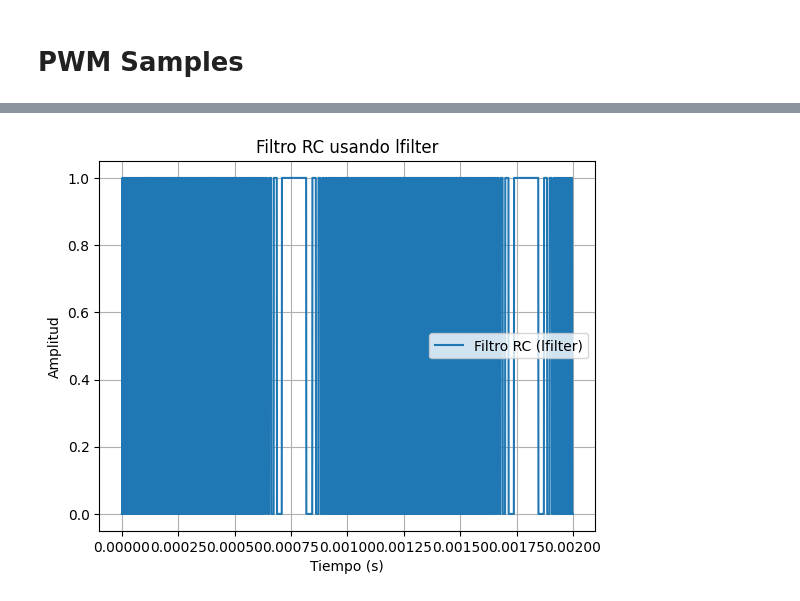
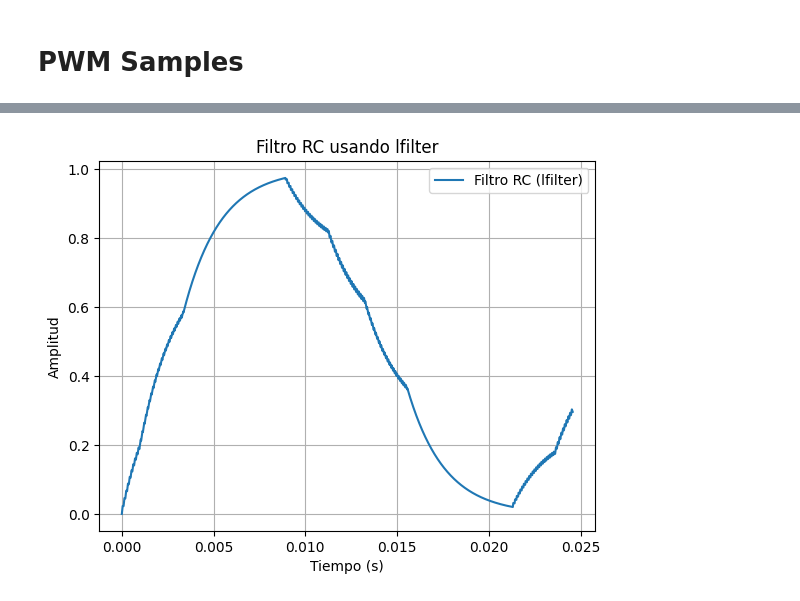
Before and after one commit to Nahueldb/fpga-examples, a Jupyter notebook: PWM/lut.ipynb, the cells around one changed output, grey strips where cells are left out. Saved outputs shown, nothing was run; the diff lists cells and outputs as text; code cells hidden in the pictures.

```diff
--- a/PWM/lut.ipynb
+++ b/PWM/lut.ipynb
@@ -111,7 +111,7 @@ import matplotlib.pyplot as plt
 # PWM
 pwm = samples
 f_pwm = 1e6           # frecuencia del PWM
-RC = 1e-6             # constante de tiempo del filtro
+RC = 2000e-6             # constante de tiempo del filtro
 N = len(pwm)
 print(N)
 
@@ -151,18 +151,18 @@ plt.show()
 # %%
 from scipy.signal import lfilter
 import matplotlib.pyplot as plt
 
 alpha = 1/(RC*f_pwm)
 b = [alpha]
 a = [1, -(1-alpha)]
 v_out = lfilter(b, a, pwm)
 
-plt.plot(t[:2000], v_out[:2000], label='Filtro RC (lfilter)')
+plt.plot(t, v_out, label='Filtro RC (lfilter)')
 plt.xlabel('Tiempo (s)')
 plt.ylabel('Amplitud')
 plt.legend()
 plt.grid()
 plt.title('Filtro RC usando lfilter')
 plt.show()
 # %% [output]
-[figure, old version]
+[figure, new version]
```
Also changed, not shown: parts of 3 cells of this notebook, 11 other files.
